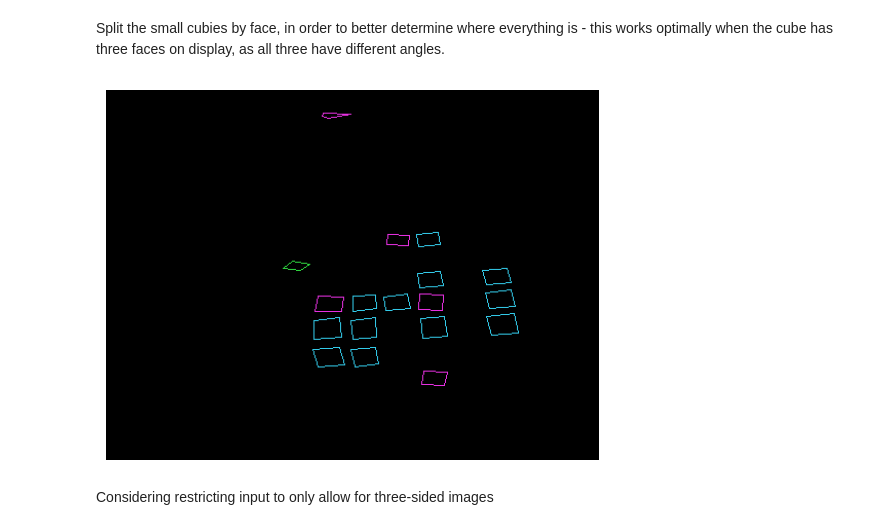
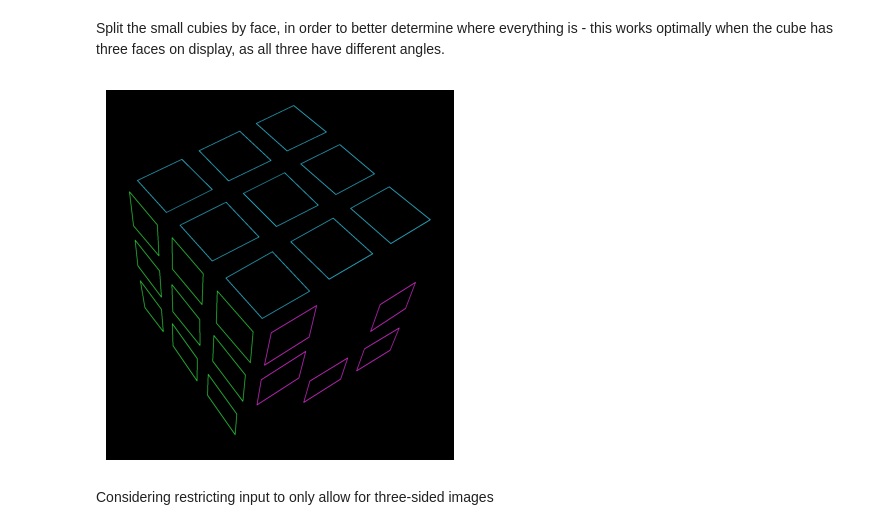
Before and after one commit to vivaansinghvi07/rubix-cube-solver, a Jupyter notebook: cv_testing.ipynb, the cells around one changed output. Drawn from its saved outputs; the diff is of its cells as text; code cells hidden in the pictures.

```diff
--- a/cv_testing.ipynb
+++ b/cv_testing.ipynb
@@ -54,8 +54,8 @@ imshow(img, remove_shadows(img))
 Apply HSV filtering for each color
 # %%
 HSV_FILTER_COLORS = {
-    Color.RED: (((170, 180), (0, 10)), (100, 255), (100, 255)),
-    Color.ORANGE: (((10, 20),), (100, 255), (100, 255)),
+    Color.RED: (((170, 180), (0, 2)), (100, 255), (100, 255)),
+    Color.ORANGE: (((2, 20),), (100, 255), (100, 255)),
     Color.BLUE: (((95, 125),), (100, 255), (100, 255)),
     Color.GREEN: (((40, 75),), (50, 255), (50, 255)),
     Color.WHITE: (((0, 180),), (0, 50), (150, 255)),
@@ -84,9 +84,9 @@ def get_hsv_masks(img: cv2.Mat) -> dict[Color, cv2.Mat]:
         ])) for c, (h_ranges, s, v) in HSV_FILTER_COLORS.items()
     }
 
-img = cv2.imread("./images/cube.png")
+img = imread_capped("./images/cube_ugly.png")
 imshow(img)
 for c, mask in get_hsv_masks(remove_shadows(img)).items():
-    print(c, ": ")
+    print(c, ": ", sep="")
     imshow(mask)
 # %% [output]
@@ -182,8 +162,8 @@ def get_cubie_contours(img: cv2.Mat, show: bool = False) -> list[Contour]:
         cv2.drawContours(display_image, approx, -1, (0, 0, 255), 2)
         cv2.drawContours(display_image, filtered, -1, (0, 255, 0), 3)
         imshow(blur, dilated, display_image)
-    return filtered, approx
+    return filtered
 
-img = imread_capped("./images/6x6_other.png")
+img = imread_capped("./images/cube_ugly.png")
 _ = get_cubie_contours(img, show=True)
 # %% [output]
@@ -194,35 +174,36 @@ _ = get_cubie_contours(img, show=True)
 # %% [markdown]
 Split the small cubies by face, in order to better determine where everything is - this works optimally when the cube has three faces on display, as all three have different angles.
 # %%
+def compute_incline_angle(c1: np.ndarray[int, int], c2: np.ndarray[int, int]):
+        """ Helper function to compute the angle between two corners, using c1 as the origin. """
+        x_diff, y_diff = c2[0] - c1[0], c1[1] - c2[1]
+        return degrees(atan2(y_diff, x_diff)) % 360
+
+ANGLE_DIFF_TOLERANCE = 18   # degrees
+
 def get_squares_by_angle(squares: list[Contour]):
-
-    ANGLE_DIFF_TOLERANCE = 18   # degrees
-    def compute_incline_angle(c1: np.ndarray[int, int], c2: np.ndarray[int, int]):
-        """ Helper function to compute the angle between two corners. """
-        x_diff, y_diff = map(abs, (c1[0] - c2[0], c1[1] - c2[1]))
-        return degrees(atan(y_diff / x_diff))
 
     angle_to_squares = {}
     for appr in squares:
         appr = appr.reshape(appr.shape[0], 2)
         corner1, corner2, corner3 = appr[0], appr[1], appr[-1]
         angle_of_incline1 = compute_incline_angle(corner1, corner2)
         angle_of_incline2 = compute_incline_angle(corner3, corner1)
         for (k1, k2), v in angle_to_squares.items():
             if abs(angle_of_incline1 - k1) < ANGLE_DIFF_TOLERANCE and abs(angle_of_incline2 - k2) < ANGLE_DIFF_TOLERANCE:
                 v.append(appr)
                 break
         else:
             angle_to_squares[(angle_of_incline1, angle_of_incline2)] = [appr]
     return angle_to_squares
 
-img = imread_capped("./images/6x6_other.png")
+img = imread_capped("./images/cube_ugly.png")
 display_img = np.zeros_like(img)
-for i, v in enumerate(get_squares_by_angle(get_cubie_contours(img, show=False)[0]).values()):
+for i, v in enumerate(get_squares_by_angle(get_cubie_contours(img, show=False)).values()):
     colors = ((235, 204, 52), (226, 49, 232), (65, 217, 48), (0, 0, 200))
-    cv2.drawContours(display_img, v, -1, colors[min(i, 3)], max(display_img.shape) // 1000 + 1)
+    cv2.drawContours(display_img, [*map(lambda x: x, v)], -1, colors[min(i, 3)], max(display_img.shape) // 1000 + 1)
 imshow(display_img)
 # %% [output]
-[figure, old version]
+[figure, new version]
 # %% [markdown]
 Considering restricting input to only allow for three-sided images
```
Also changed, not shown: parts of 13 cells of this notebook.
